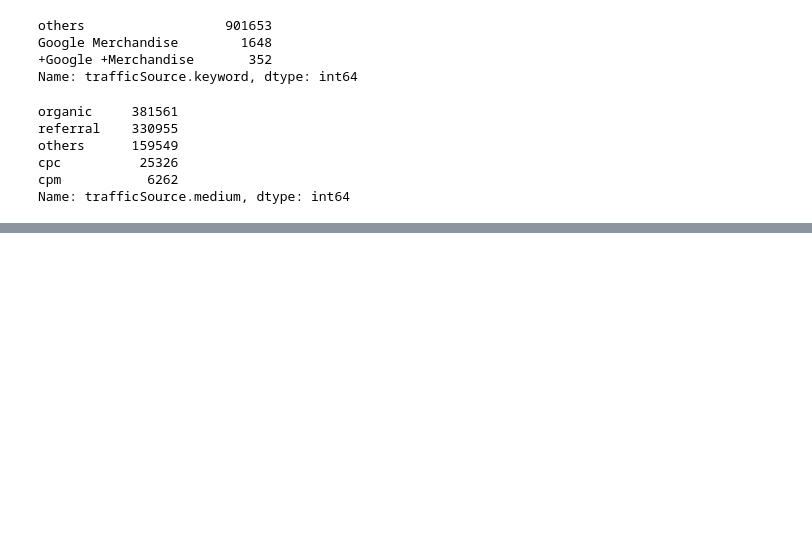
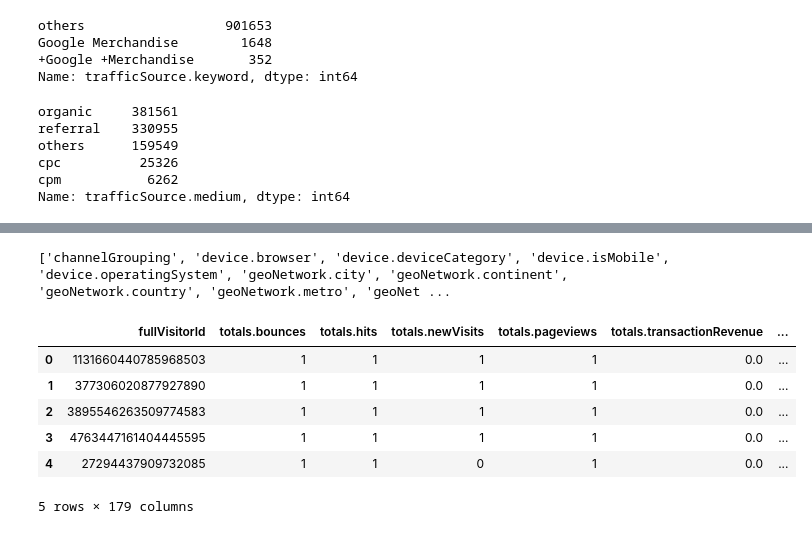
Before and after one commit to BaiTongZheng/GS_Prediction, a Jupyter notebook: ensemble.ipynb, the cells around one changed output, grey strips where cells are left out. Cells and saved outputs as stored; diff of their text form; code cells hidden in the pictures; blank space fills up the shorter version.

```diff
--- a/ensemble.ipynb
+++ b/ensemble.ipynb
@@ -901,0 +960,46 @@ test_fill = referralPath_data(train_fill)
+# %%
+# train_fill.columns
+for df in [train_fill, test_fill]:
+    df['date'] = pd.to_datetime(df['visitStartTime'].values, unit='s')
+    df['day_of_week'] = df['date'].dt.dayofweek
+    df['hour'] = df['date'].dt.hour
+    df['day'] = df['date'].dt.day
+    df['month'] = df['date'].dt.month
+# %%
+feauture_list = ['channelGrouping','device.browser',
+       'device.deviceCategory', 'device.isMobile', 'device.operatingSystem',
+       'geoNetwork.city', 'geoNetwork.continent', 'geoNetwork.country',
+       'geoNetwork.metro', 'geoNetwork.networkDomain', 'geoNetwork.region',
+       'geoNetwork.subContinent', 'trafficSource.adContent',
+       'trafficSource.adwordsClickInfo.adNetworkType','trafficSource.adwordsClickInfo.isVideoAd',
+       'trafficSource.adwordsClickInfo.slot', 'trafficSource.campaign',
+       'trafficSource.isTrueDirect', 'trafficSource.keyword',
+       'trafficSource.medium', 'trafficSource.referralPath','trafficSource.source',
+        'day_of_week','hour','day','month']
+# %%
+def data_to_dummy(df):
+    global feauture_list
+    for clos in feauture_list:
+        tmp_dummy = pd.get_dummies(df[clos], prefix= clos)
+        df = pd.concat([df, tmp_dummy], axis=1)
+    print(feauture_list)
+    return df
+# %%
+# pd.get_dummies(data_train['Pclass'], prefix= 'Pclass')
+data_ = data_to_dummy(train_fill)
+train_dummies = data_.drop(feauture_list,axis =1)
+# data_dummies.to_csv(path+'data_dummies')
+# %% [output]
+['channelGrouping', 'device.browser', 'device.deviceCategory', 'device.isMobile', 'device.operatingSystem', 'geoNetwork.city', 'geoNetwork.continent', 'geoNetwork.country', 'geoNetwork.metro', 'geoNet ...
+# %%
+useless_feature = ['sessionId', 'visitId', 'visitNumber','visitStartTime','date']
+train_dummies = train_dummies.drop(useless_feature,axis =1)
+train_dummies.head()
+# %% [output]
+|  | fullVisitorId | totals.bounces | totals.hits | totals.newVisits | totals.pageviews | totals.transactionRevenue | ... |
+| 0 | 1131660440785968503 | 1 | 1 | 1 | 1 | 0.0 | ... |
+| 1 | 377306020877927890 | 1 | 1 | 1 | 1 | 0.0 | ... |
+| 2 | 3895546263509774583 | 1 | 1 | 1 | 1 | 0.0 | ... |
+| 3 | 4763447161404445595 | 1 | 1 | 1 | 1 | 0.0 | ... |
+| 4 | 27294437909732085 | 1 | 1 | 0 | 1 | 0.0 | ... |
+5 rows × 179 columns
```
Also changed, not shown: parts of 33 cells of this notebook.
